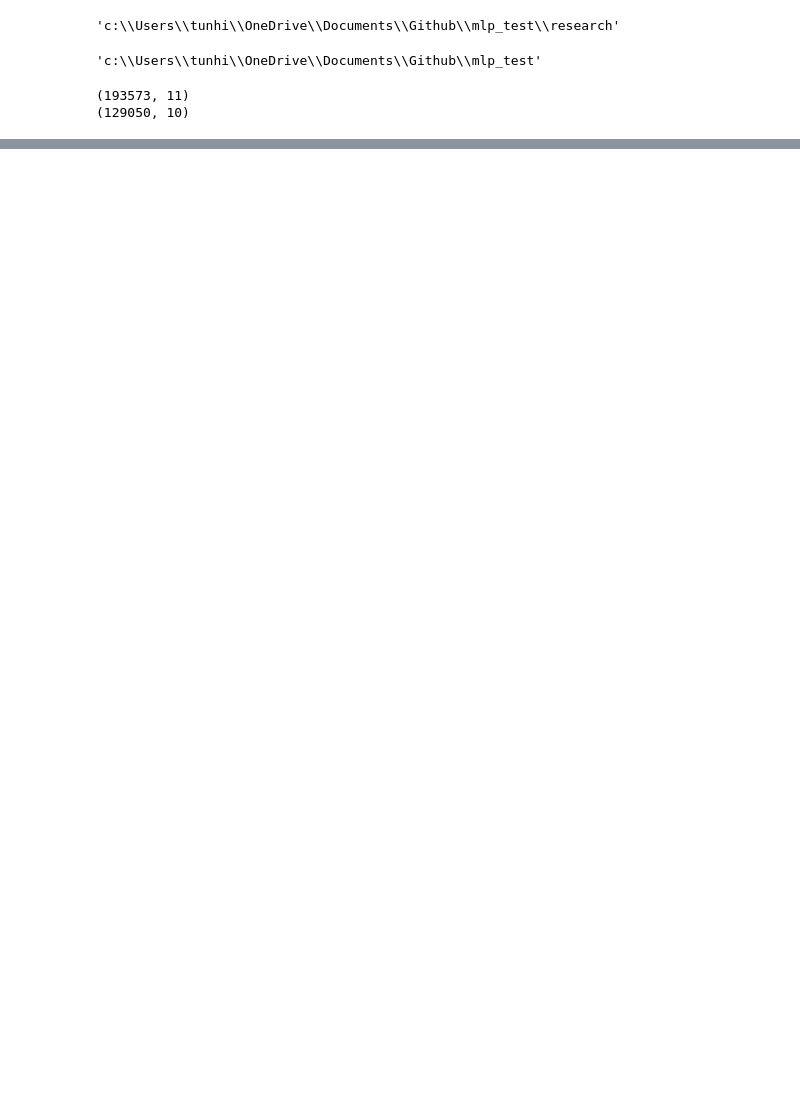
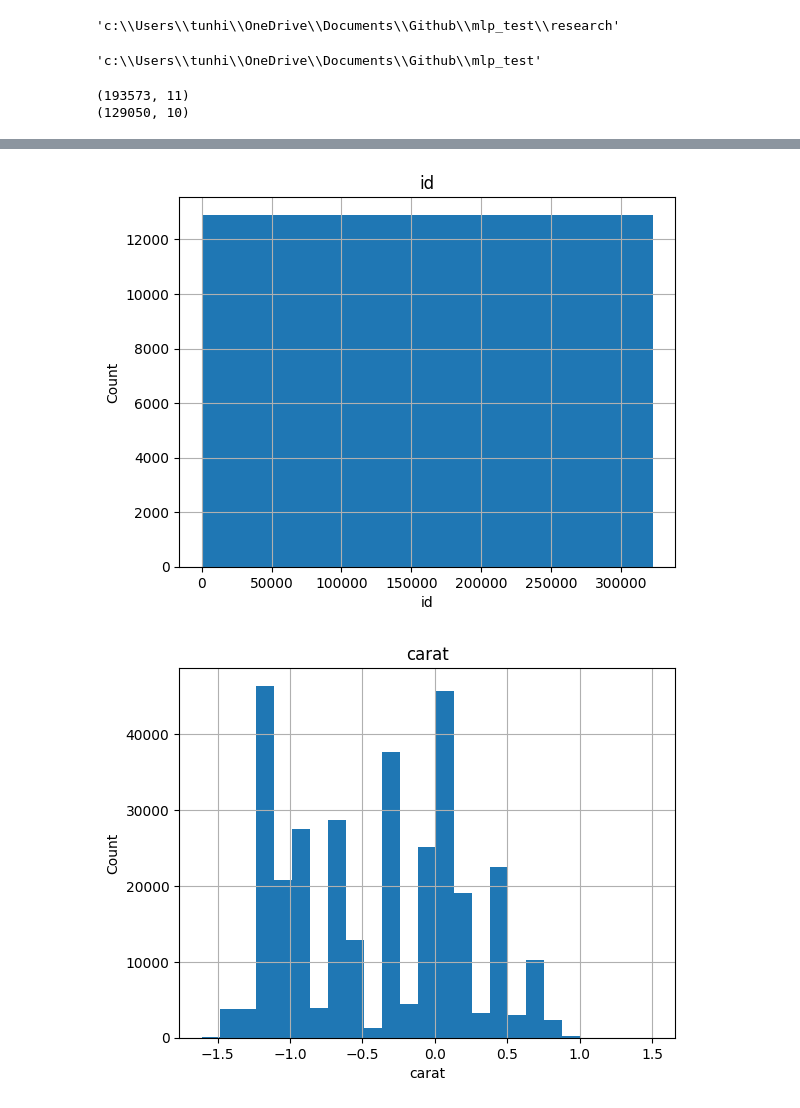
Before and after one commit to aprilhong/MLP_Test, a Jupyter notebook: research/trials.ipynb, the cells around one changed output, grey strips where cells are left out. Cells and saved outputs as stored; diff of their text form; code cells hidden in the pictures; blank space fills up the shorter version.

```diff
--- a/research/trials.ipynb
+++ b/research/trials.ipynb
@@ -42,0 +134,11 @@ data.to_csv(path+'data.csv', index=False);
+# %%
+for feature in num_cols:
+    data2=data.copy()
+    data[feature].hist(bins=25)
+    plt.xlabel(feature)
+    plt.ylabel("Count")
+    plt.title(feature)
+    plt.show()
+# %% [output]
+[figure, added]
+[figure, added]
```
Also changed, not shown: parts of 10 cells of this notebook, 20 other files.
